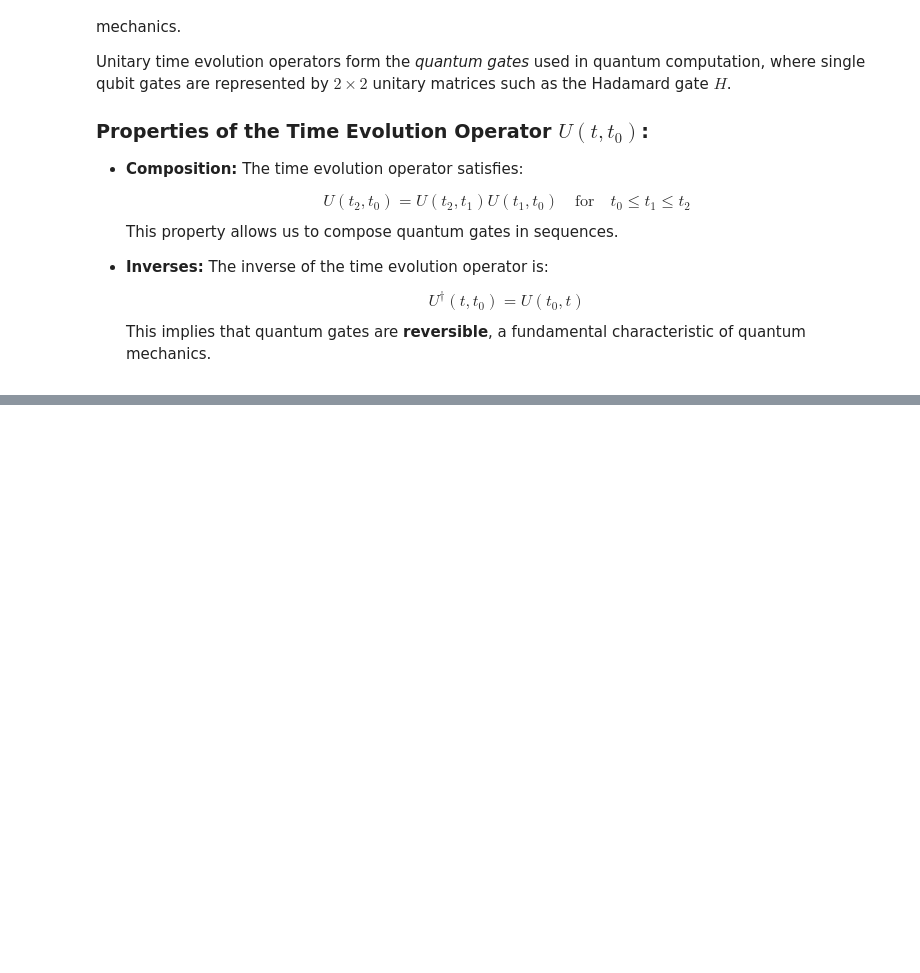
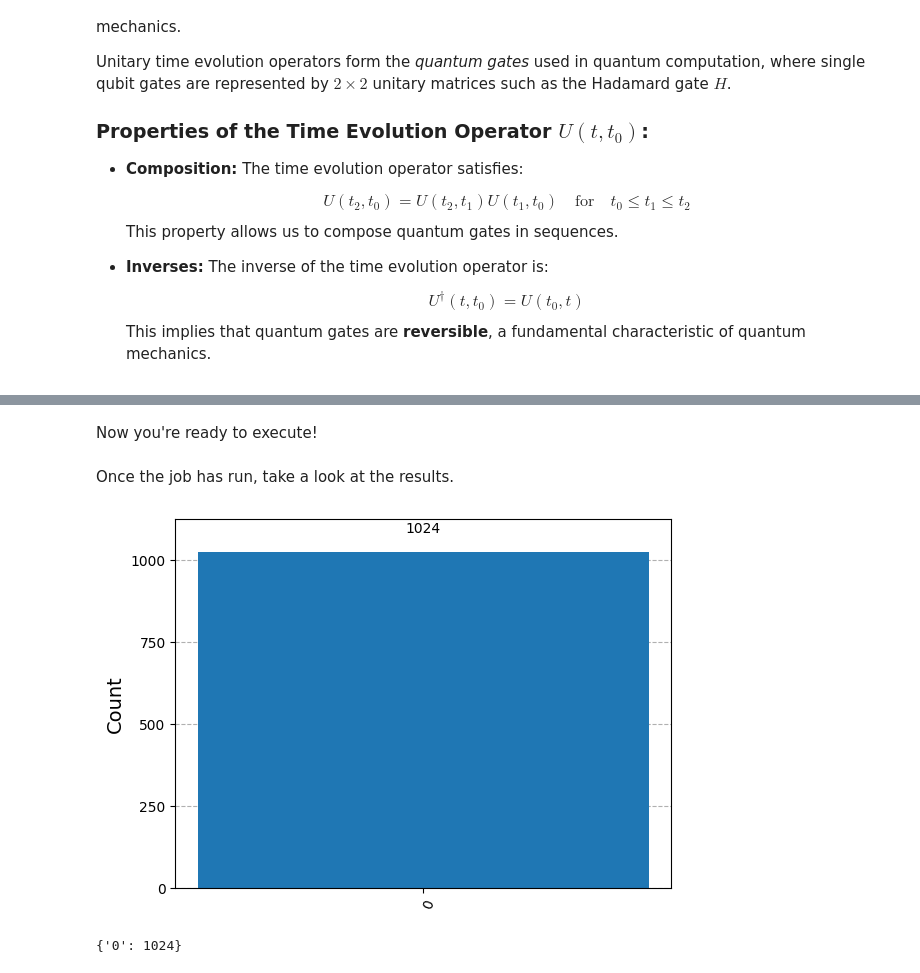
Before and after one commit to Mishrakishan/mishrakishan.github.io, a Jupyter notebook: assets/jupyter/Basic_Quantum_Mechanics_with_Qiskit.ipynb, the cells around one changed output, grey strips where cells are left out. Drawn from its saved outputs; the diff is of its cells as text; code cells hidden in the pictures; blank space fills up the shorter version.

```diff
--- a/assets/jupyter/Basic_Quantum_Mechanics_with_Qiskit.ipynb
+++ b/assets/jupyter/Basic_Quantum_Mechanics_with_Qiskit.ipynb
@@ -722,0 +635,12 @@ Text(0, 0.5, 'Probability')
+# %%
+from qiskit_ibm_runtime import QiskitRuntimeService
+
+#First time, use this:
+service = QiskitRuntimeService(channel="ibm_quantum", token="MY_IBM_QUANTUM_TOKEN")
+#overwrite = True
+
+#Subsequent times (or in future notebooks) you can use this:
+#service = QiskitRuntimeService()
+
+backend = service.least_busy(simulator=False, operational=True)
+backend.name
@@ -722,0 +664,2 @@ Text(0, 0.5, 'Probability')
+# %% [markdown]
+Now you're ready to execute!
@@ -722,0 +673,16 @@ Text(0, 0.5, 'Probability')
+# %%
+job = service.job('cytxzcdq5bwg0083npm0')
+job_result = job.result()
+# %%
+counts = job_result[0].data.c.get_counts()
+# %% [markdown]
+Once the job has run, take a look at the results.
+# %%
+from qiskit.visualization import plot_histogram
+plot_histogram(counts)
+# %% [output]
+[figure, added]
+# %%
+counts
+# %% [output]
+{'0': 1024}
```
Also changed, not shown: parts of 95 cells of this notebook, 2 other files.
